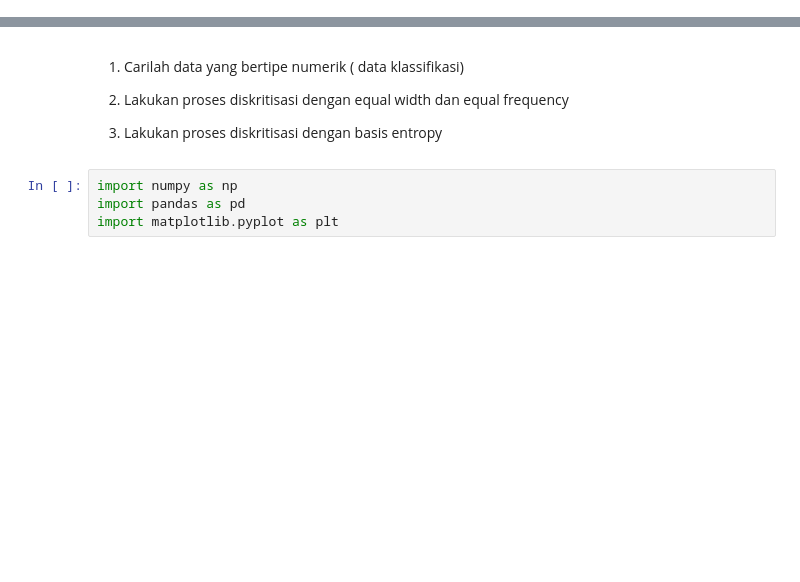
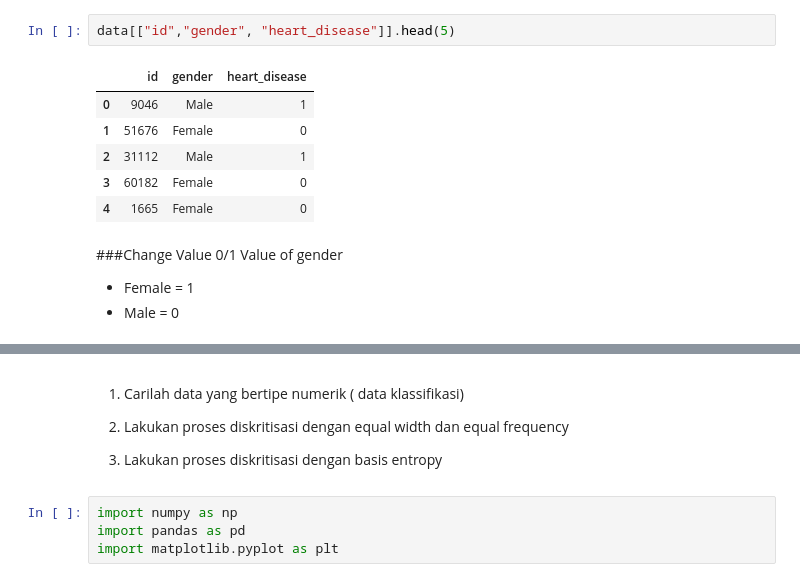
Before and after one commit to Nurul-Faizah/datamining, a Jupyter notebook: _sources/Tugas2.ipynb, the cells around one changed output, grey strips where cells are left out. Drawn from its saved outputs; the diff is of its cells as text; blank space fills up the shorter version.

```diff
--- a/_sources/Tugas2.ipynb
+++ b/_sources/Tugas2.ipynb
@@ -0,0 +47,15 @@
+# %%
+data[["id","gender", "heart_disease"]].head(5)
+# %% [output]
+|  | id | gender | heart_disease |
+| 0 | 9046 | Male | 1 |
+| 1 | 51676 | Female | 0 |
+| 2 | 31112 | Male | 1 |
+| 3 | 60182 | Female | 0 |
+| 4 | 1665 | Female | 0 |
+# %% [markdown]
+###Change Value 0/1
+Value of gender
+
+*   Female = 1
+*   Male = 0
```
Also changed, not shown: parts of 45 cells of this notebook, 7 other files.
